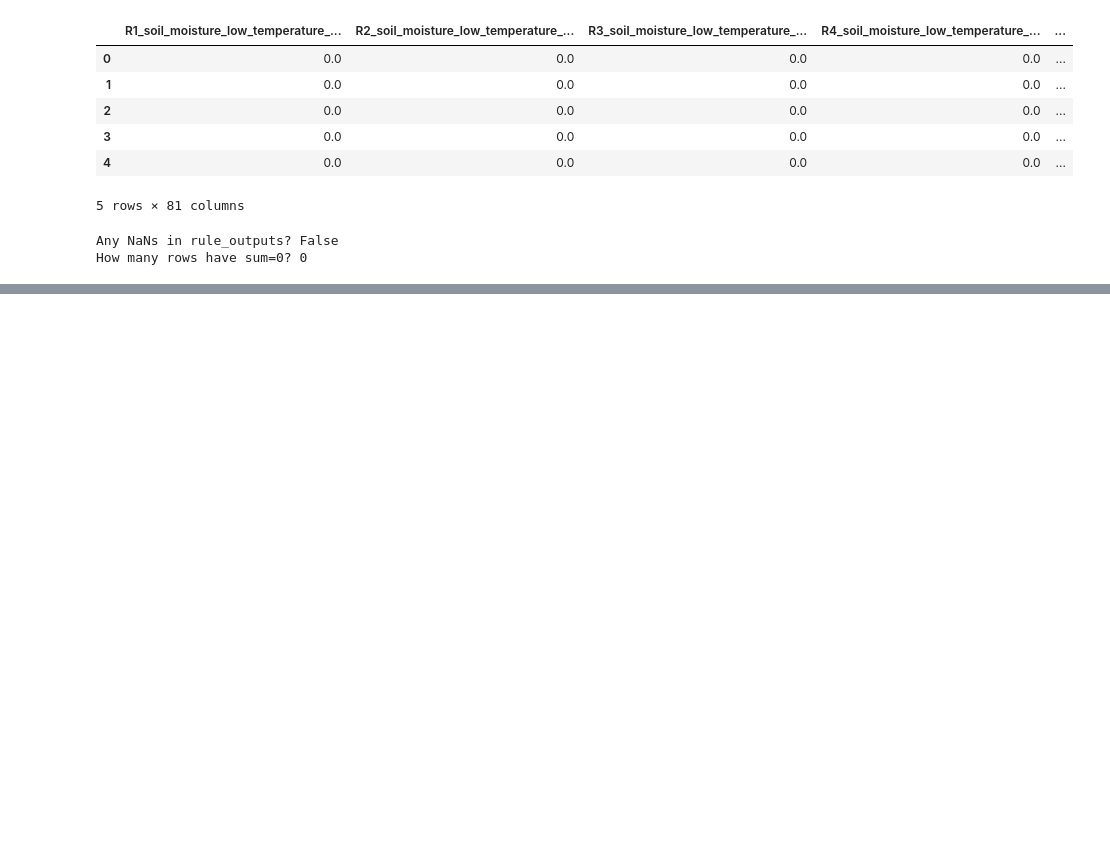
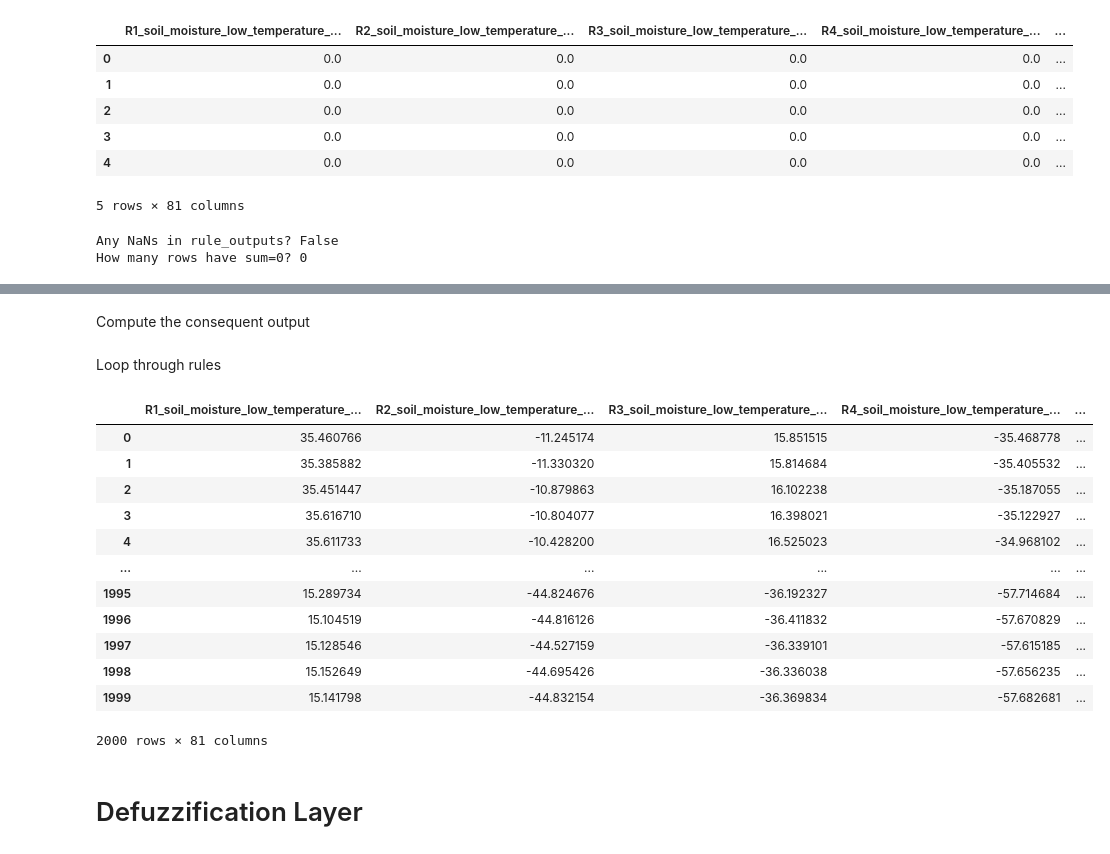
Before and after one commit to Sharmetov/IOT_Fall2025, a Jupyter notebook: neuro_fuzzy.ipynb, the cells around one changed output, grey strips where cells are left out. Cells and saved outputs as stored; diff of their text form; code cells hidden in the pictures; blank space fills up the shorter version.

```diff
--- a/neuro_fuzzy.ipynb
+++ b/neuro_fuzzy.ipynb
@@ -287,0 +311,51 @@ normalized_rules.head(50)
+# %%
+#number of rules
+num_rules = normalized_rules.shape[1]
+num_params = 5 # soil_moisture, temp, hum, rainf, bias
+
+# 1. Initiallize consequent params randomly
+np.random.seed(42)
+P = np.random.uniform(-1, 1, (num_rules, num_params))
+
+# 2. Convert input dataframe to numpy matrix
+X1 = df['soil_moisture'].values
+X2 = df['temperature'].values
+X3 = df['humidity'].values
+X4 = df['rainfall_forecast'].values
+# %% [markdown]
+Compute the consequent output
+# %%
+consequent_values = pd.DataFrame(index=df.index)
+# %% [markdown]
+Loop through rules
+# %%
+for i in range(num_rules):
+    p, q, r, s, t = P[i]
+
+    rule_name = normalized_rules.columns[i]
+
+    consequent_values[rule_name] = (
+        p * X1 +
+        q * X2 +
+        r * X3 +
+        s * X4 +
+        t
+    )
+# %%
+consequent_values
+# %% [output]
+|  | R1_soil_moisture_low_temperature_... | R2_soil_moisture_low_temperature_... | R3_soil_moisture_low_temperature_... | R4_soil_moisture_low_temperature_... | ... |
+| 0 | 35.460766 | -11.245174 | 15.851515 | -35.468778 | ... |
+| 1 | 35.385882 | -11.330320 | 15.814684 | -35.405532 | ... |
+| 2 | 35.451447 | -10.879863 | 16.102238 | -35.187055 | ... |
+| 3 | 35.616710 | -10.804077 | 16.398021 | -35.122927 | ... |
+| 4 | 35.611733 | -10.428200 | 16.525023 | -34.968102 | ... |
+| ... | ... | ... | ... | ... | ... |
+| 1995 | 15.289734 | -44.824676 | -36.192327 | -57.714684 | ... |
+| 1996 | 15.104519 | -44.816126 | -36.411832 | -57.670829 | ... |
+| 1997 | 15.128546 | -44.527159 | -36.339101 | -57.615185 | ... |
+| 1998 | 15.152649 | -44.695426 | -36.336038 | -57.656235 | ... |
+| 1999 | 15.141798 | -44.832154 | -36.369834 | -57.682681 | ... |
+2000 rows × 81 columns
+# %% [markdown]
+# Defuzzification Layer
```
Also changed, not shown: parts of 23 cells of this notebook, 1 other file.
